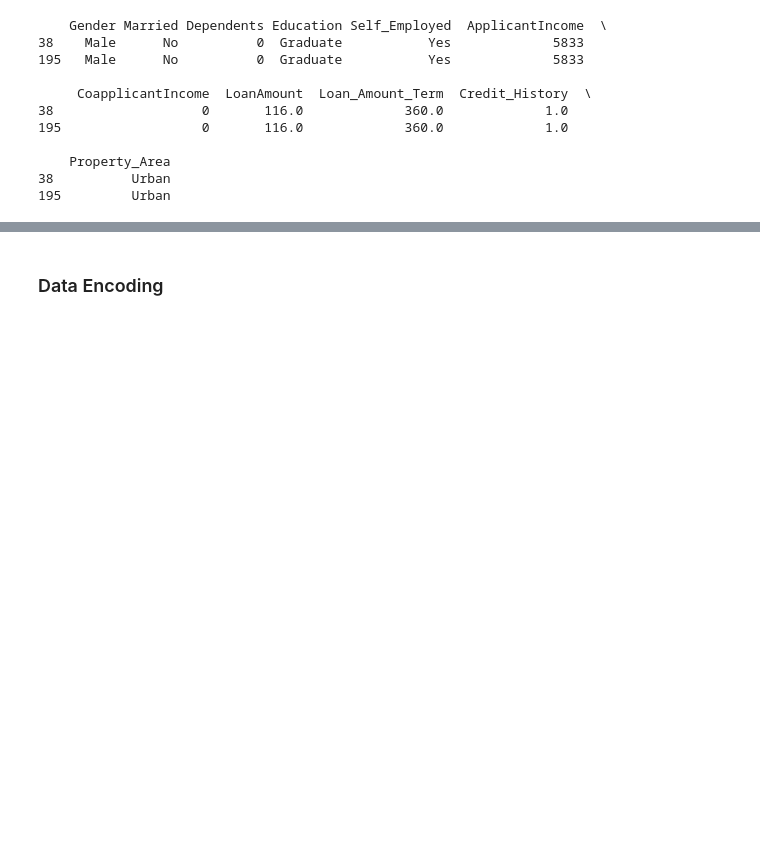
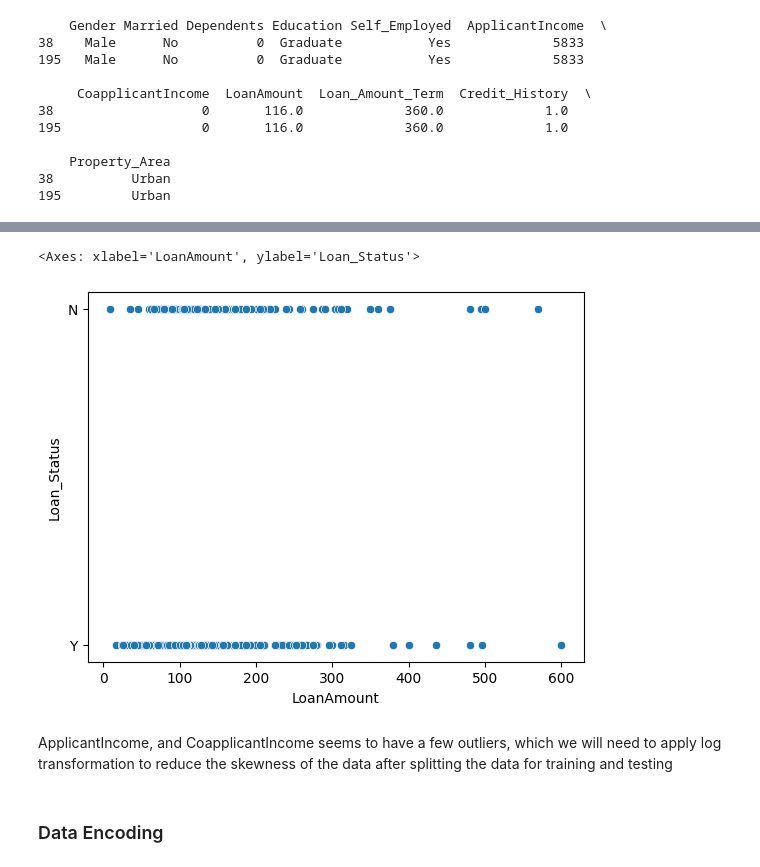
Before and after one commit to NDarayut/Loan-Approval-Prediction-Reimplementation, a Jupyter notebook: notebooks/eda.ipynb, the cells around one changed output, grey strips where cells are left out. Saved outputs shown, nothing was run; the diff lists cells and outputs as text; code cells hidden in the pictures; blank space fills up the shorter version.

```diff
--- a/notebooks/eda.ipynb
+++ b/notebooks/eda.ipynb
@@ -256,3 +179,10 @@ After normalization, all data are centered around 0-11 which greatly reduced the
+# %%
+sns.scatterplot(x=train_data['LoanAmount'], y=train_data['Loan_Status'])
+# %% [output]
+<Axes: xlabel='LoanAmount', ylabel='Loan_Status'>
+[figure, added]
+# %% [markdown]
+ApplicantIncome, and CoapplicantIncome seems to have a few outliers, which we will need to apply log transformation to reduce the skewness of the data after splitting the data for training and testing
 # %% [markdown]
 ### Data Encoding
 # %%
```
Also changed, not shown: parts of 32 cells of this notebook, 2 other files.
